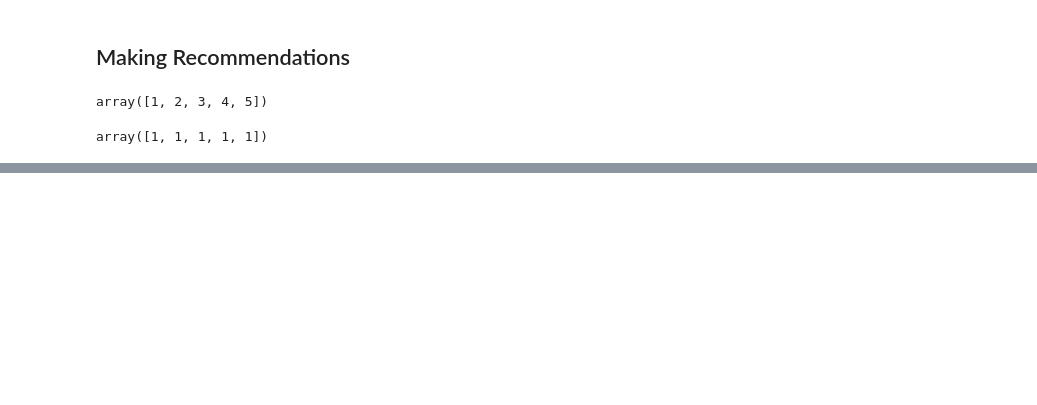
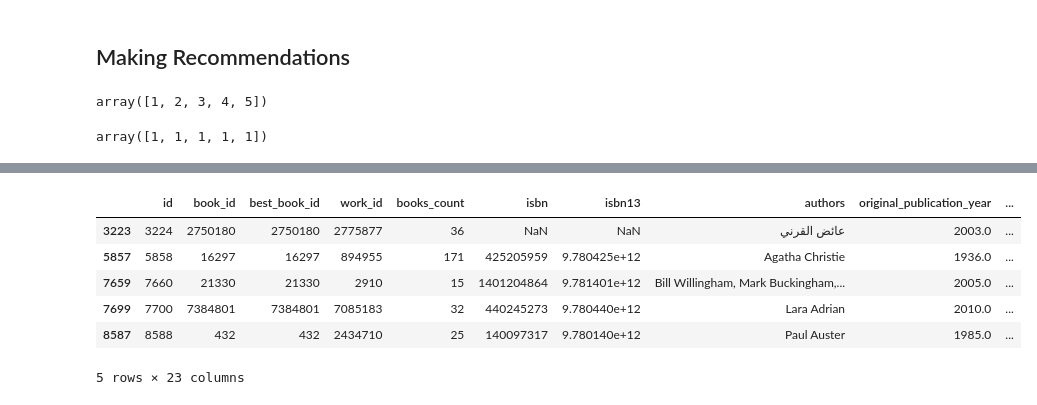
Before and after one commit to TannerGilbert/Tutorials, a Jupyter notebook: Recommendation System/Recommendation System.ipynb, the cells around one changed output, grey strips where cells are left out. Cells and saved outputs as stored; diff of their text form; code cells hidden in the pictures; blank space fills up the shorter version.

```diff
--- a/Recommendation System/Recommendation System.ipynb
+++ b/Recommendation System/Recommendation System.ipynb
@@ -206,0 +224,10 @@ array([5.341809 , 5.159592 , 4.9970446, 4.9722786, 4.903894 ],
+# %%
+books[books['id'].isin(recommended_book_ids)]
+# %% [output]
+|  | id | book_id | best_book_id | work_id | books_count | isbn | isbn13 | authors | original_publication_year | ... |
+| 3223 | 3224 | 2750180 | 2750180 | 2775877 | 36 | NaN | NaN | عائض القرني | 2003.0 | ... |
+| 5857 | 5858 | 16297 | 16297 | 894955 | 171 | 425205959 | 9.780425e+12 | Agatha Christie | 1936.0 | ... |
+| 7659 | 7660 | 21330 | 21330 | 2910 | 15 | 1401204864 | 9.781401e+12 | Bill Willingham, Mark Buckingham,... | 2005.0 | ... |
+| 7699 | 7700 | 7384801 | 7384801 | 7085183 | 32 | 440245273 | 9.780440e+12 | Lara Adrian | 2010.0 | ... |
+| 8587 | 8588 | 432 | 432 | 2434710 | 25 | 140097317 | 9.780140e+12 | Paul Auster | 1985.0 | ... |
+5 rows × 23 columns
```
Also changed, not shown: parts of 14 cells of this notebook, 1 other file.
